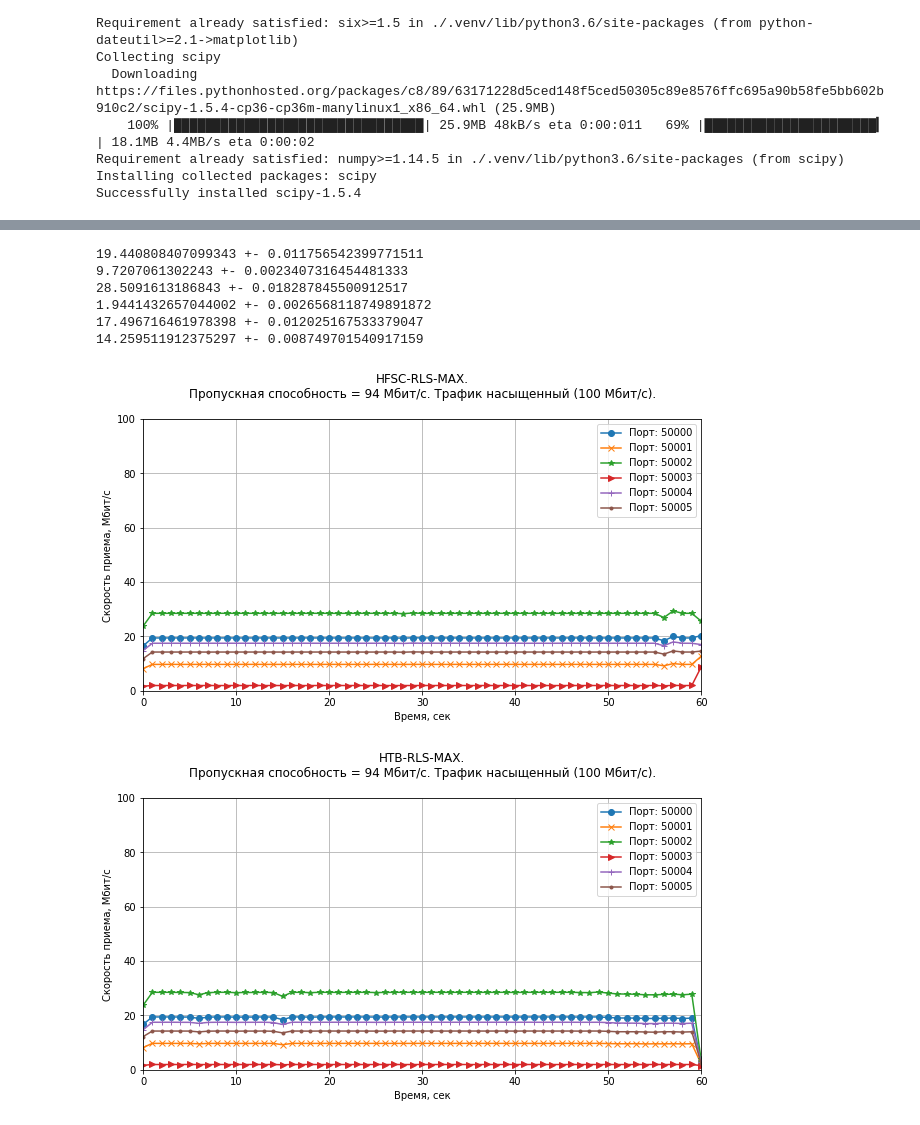
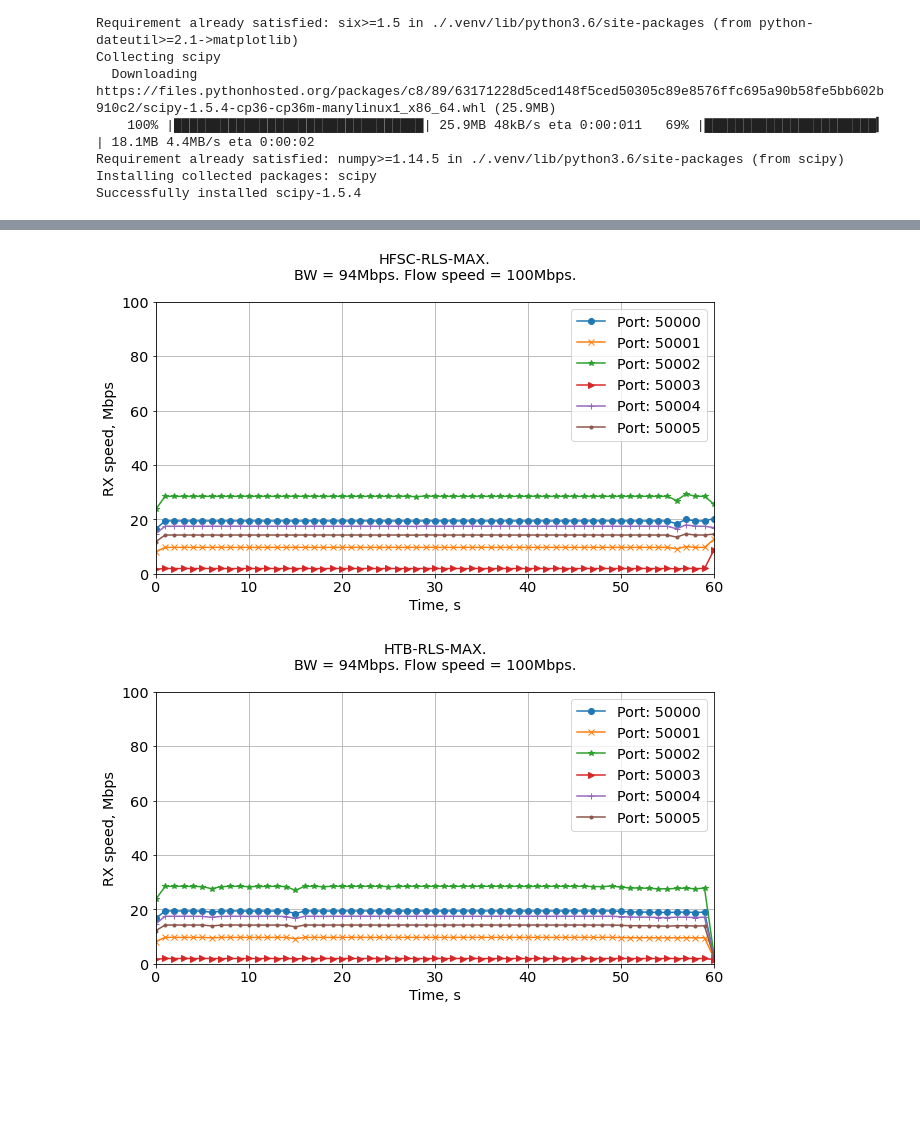
Before and after one commit to OlgaKochneva/rls-network-schedulers, a Jupyter notebook: testbed/analysis_scripts/bandwidth_plot.ipynb, the cells around one changed output, grey strips where cells are left out. Cells and saved outputs as stored; diff of their text form; code cells hidden in the pictures; blank space fills up the shorter version.

```diff
--- a/testbed/analysis_scripts/bandwidth_plot.ipynb
+++ b/testbed/analysis_scripts/bandwidth_plot.ipynb
@@ -62,13 +66,13 @@ def plot_bandwidth(exp_data, exp_name, port_prefix='5000', offset=None, total_ba
     plt.xlim(left=0, right=experiment_time_sec)
     plt.ylim(bottom=0, top=total_bandwidth)
     plt.title(exp_name)
-    plt.xlabel('Время, сек')
-    plt.ylabel('Скорость приема, Мбит/с')
+    plt.xlabel('Time, s')
+    plt.ylabel('RX speed, Mbps')
     offset = [0] * len(exp_data) if offset is None else offset  # Set the offset equal 0
 
     for i, data in enumerate(exp_data):
         data = [bps/1000000 for bps in data]  # Convert bps in mbps
         plt.plot(range(offset[i], offset[i]+len(data)), data,
-        label=f'Порт: {port_prefix}{i}', marker=markers[i % len(markers)])
+        label=f'Port: {port_prefix}{i}', marker=markers[i % len(markers)])
 
     plt.legend()
@@ -109,15 +78,0 @@ plot_bandwidth(experiment_data, f'Bandwidth sharing experiment №{timestamp}\n'
-# %%
-# Example
-'''
-For HFSC configurations
-'''
-timestamp = '1620221494'
-port_prefix = '5000'
-experiment_amount = 3
-experiment_data = []
-
-for i in range(experiment_amount):
-    current_port = port_prefix + str(i)
-    experiment_data.append(read_json(f'./logs/nresults-{timestamp}.txt.{current_port}', 'bits_per_second'))
-
-plot_bandwidth(experiment_data, f'Bandwidth sharing experiment №{timestamp}\n', total_bandwidth=100)
@@ -472,44 +331,38 @@ plot_bandwidth(experiment_data, f'HTB-RLS-SUM.\nПропускная спосо
 # %%
-# Example
 '''
-max2hfsc
+hierarchy hfsc max
+
 '''
+
 timestamp = '1621275428'
 port_prefix = '5000'
 experiment_amount = 6
 experiment_data = []
 
 for i in range(experiment_amount):
     current_port = port_prefix + str(i+1)
     experiment_data.append(read_json(f'./logs/max_hfsc_hclock/nresults-{timestamp}.txt.{current_port}', 'bits_per_second'))
-for exp in experiment_data:
-    v = exp[20:40]
-    interval = st.t.interval(0.95, 20, loc=np.mean(v), scale=st.sem(v))
-    print(f'{np.mean(v)/1000000} +- {(np.mean(v) - interval[0])/1000000}')
-plot_bandwidth(experiment_data, f'HFSC-RLS-MAX.\nПропускная способность = 94 Мбит/с. Трафик насыщенный (100 Мбит/с).\n', total_bandwidth=100)
+# for exp in experiment_data:
+#     v = exp[20:40]
+#     interval = st.t.interval(0.95, 20, loc=np.mean(v), scale=st.sem(v))
+#     print(f'{np.mean(v)/1000000} +- {(np.mean(v) - interval[0])/1000000}')
+plot_bandwidth(experiment_data, f'HFSC-RLS-MAX.\nBW = 94Mbps. Flow speed = 100Mbps.\n', total_bandwidth=100)
 
-# Example
 '''
-max2htb
+hierarchy htb max
+
 '''
 timestamp = '1621275715'
 port_prefix = '5000'
 experiment_amount = 6
 experiment_data = []
 
 for i in range(experiment_amount):
     current_port = port_prefix + str(i+1)
     experiment_data.append(read_json(f'./logs/max_htb_hclock/nresults-{timestamp}.txt.{current_port}', 'bits_per_second'))
-# for i, el in enumerate(experiment_data[2]):
-#     print(i, el)
-plot_bandwidth(experiment_data, f'HTB-RLS-MAX.\nПропускная способность = 94 Мбит/с. Трафик насыщенный (100 Мбит/с).\n', total_bandwidth=100)
+
+plot_bandwidth(experiment_data, f'HTB-RLS-MAX.\nBW = 94Mbps. Flow speed = 100Mbps.\n', total_bandwidth=100)
 # %% [output]
-19.440808407099343 +- 0.011756542399771511
-9.7207061302243 +- 0.0023407316454481333
-28.5091613186843 +- 0.018287845500912517
-1.9441432657044002 +- 0.0026568118749891872
-17.496716461978398 +- 0.012025167533379047
-14.259511912375297 +- 0.008749701540917159
-[figure, old version]
+[figure, new version]
-[figure, old version]
+[figure, new version]
 # %%
```
Also changed, not shown: parts of 12 cells of this notebook, 46 other files.
